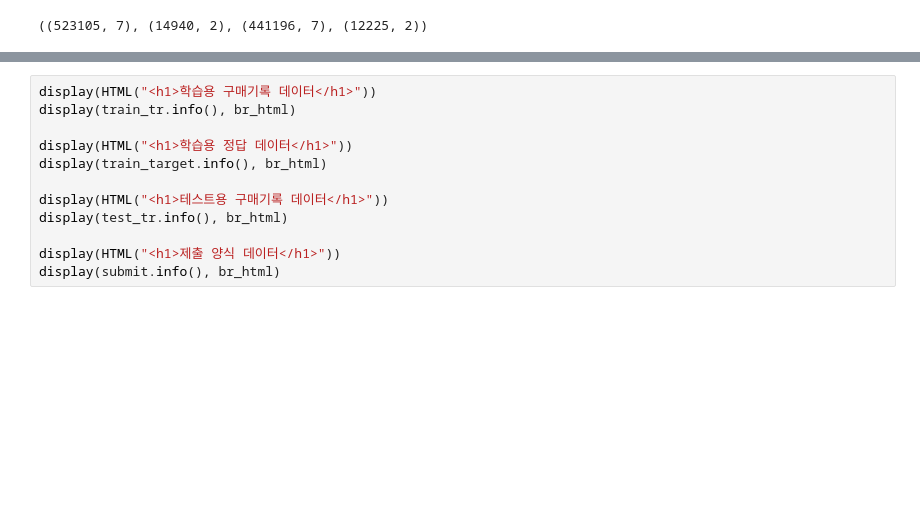
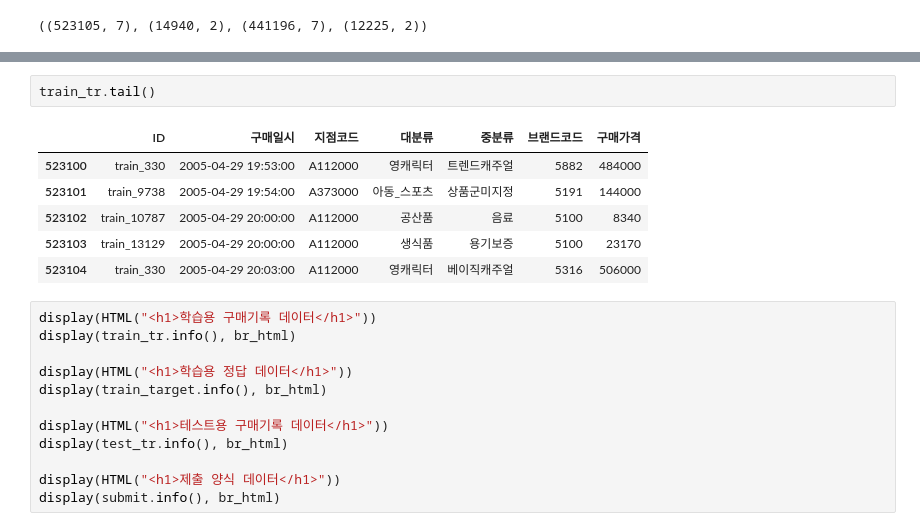
Before and after one commit to Kim-Yiji/FINAL-project, a Jupyter notebook: 특성추출_베이스라인코드_김진모.ipynb, the cells around one changed output, grey strips where cells are left out. Saved outputs shown, nothing was run; the diff lists cells and outputs as text; blank space fills up the shorter version.

```diff
--- a/특성추출_베이스라인코드_김진모.ipynb
+++ b/특성추출_베이스라인코드_김진모.ipynb
@@ -78,6 +78,15 @@ display(HTML("<h1>제출 양식 데이터</h1>"), submit.head(), br_html)
 | 3 | test_3 | 0.5 |
 | 4 | test_4 | 0.5 |
 [interactive output not drawn]
+# %%
+train_tr.tail()
+# %% [output]
+|  | ID | 구매일시 | 지점코드 | 대분류 | 중분류 | 브랜드코드 | 구매가격 |
+| 523100 | train_330 | 2005-04-29 19:53:00 | A112000 | 영캐릭터 | 트렌드캐주얼 | 5882 | 484000 |
+| 523101 | train_9738 | 2005-04-29 19:54:00 | A373000 | 아동_스포츠 | 상품군미지정 | 5191 | 144000 |
+| 523102 | train_10787 | 2005-04-29 20:00:00 | A112000 | 공산품 | 음료 | 5100 | 8340 |
+| 523103 | train_13129 | 2005-04-29 20:00:00 | A112000 | 생식품 | 용기보증 | 5100 | 23170 |
+| 523104 | train_330 | 2005-04-29 20:03:00 | A112000 | 영캐릭터 | 베이직캐주얼 | 5316 | 506000 |
 # %%
 display(HTML("<h1>학습용 구매기록 데이터</h1>"))
 display(train_tr.info(), br_html)
```
Also changed, not shown: parts of 23 cells of this notebook, 4 other files.
